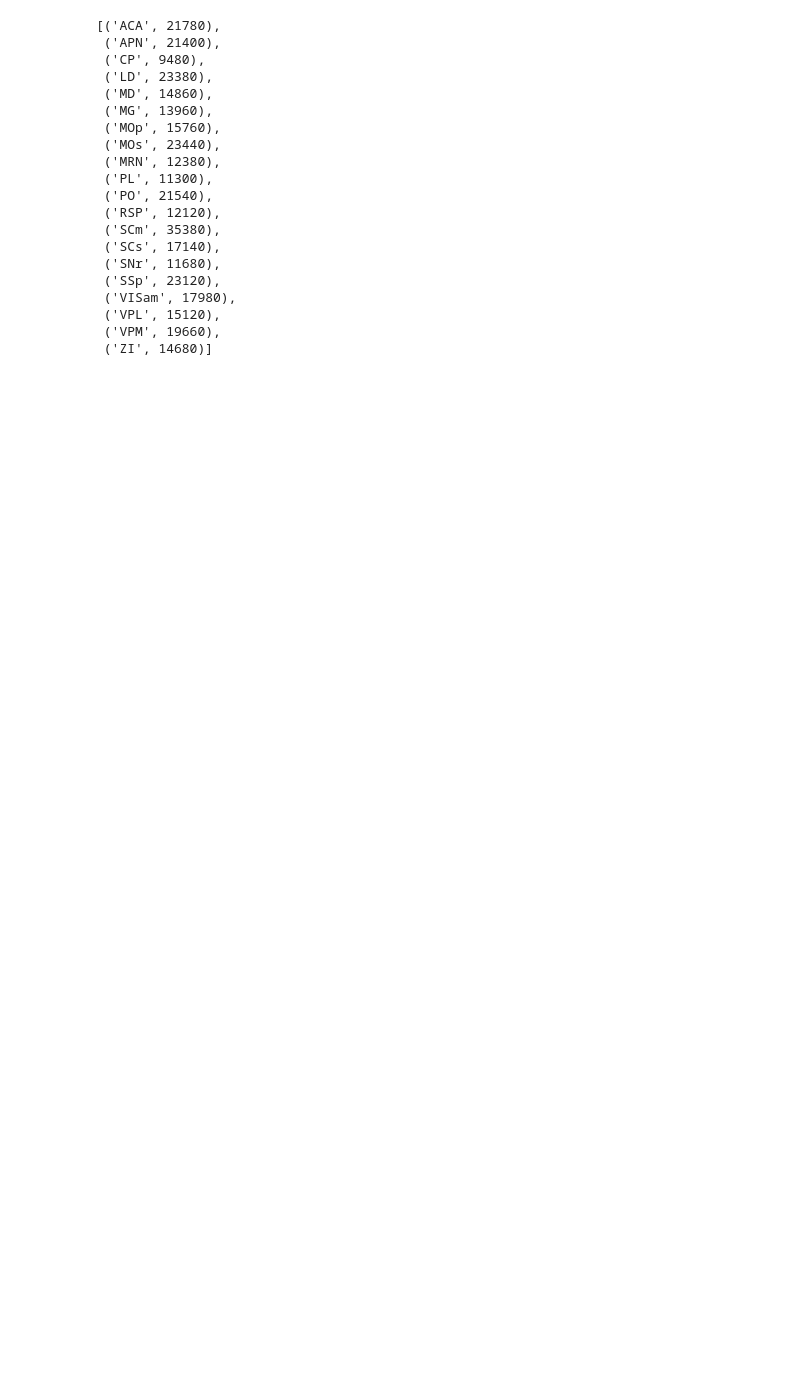
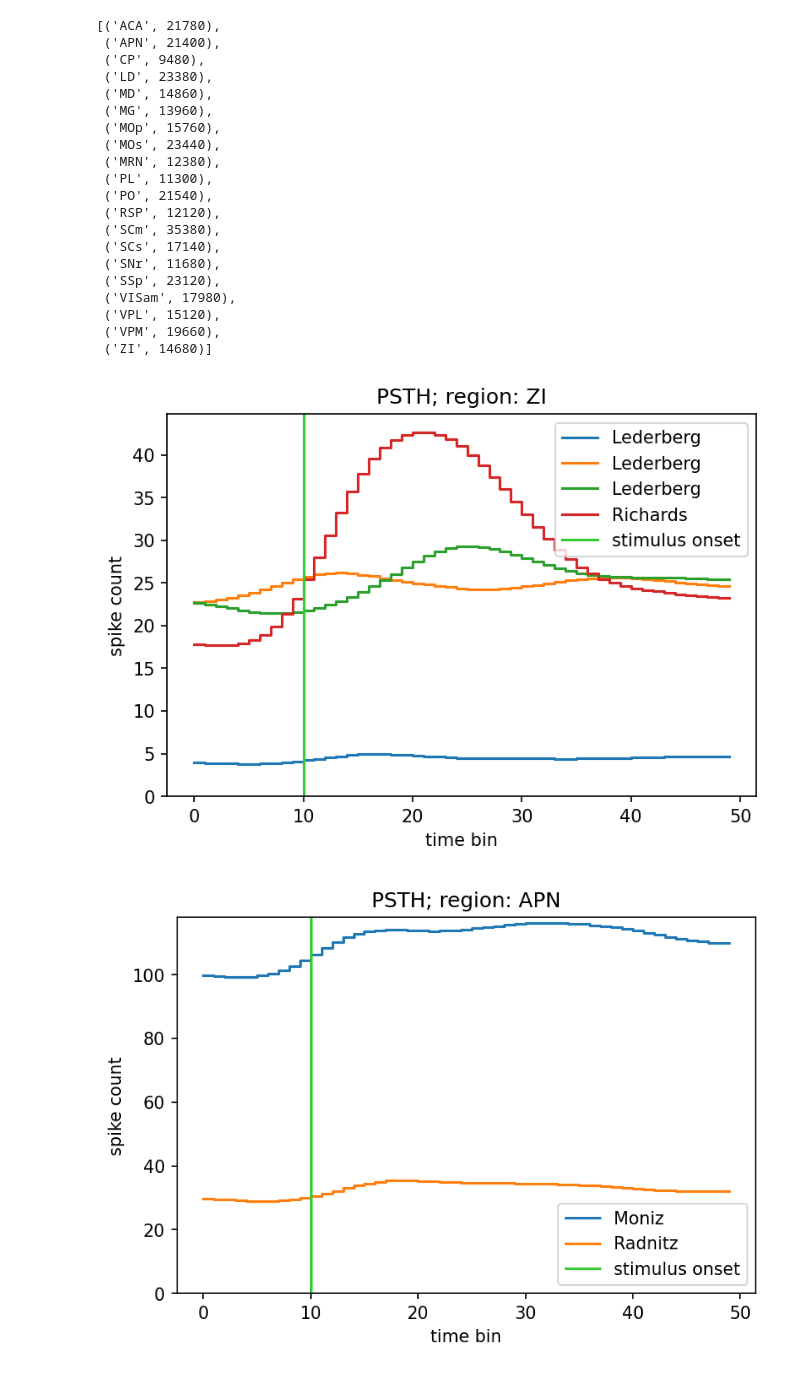
Before and after one commit to gumadeiras/neuromatch-academy, a Jupyter notebook: playground/choice_regions.ipynb, the cells around one changed output. Saved outputs shown, nothing was run; the diff lists cells and outputs as text; code cells hidden in the pictures; blank space fills up the shorter version.

```diff
--- a/playground/choice_regions.ipynb
+++ b/playground/choice_regions.ipynb
@@ -54,3 +56,9 @@ sorted(list(zip(all_rs, neuron_count.sum(0))))
  ('VPL', 15120),
  ('VPM', 19660),
  ('ZI', 14680)]
+# %%
+for region in cr_top10:
+    psth_combined(alldat, region, timebin_size=5)
+# %% [output]
+[figure, added]
+[figure, added]
```
Also changed, not shown: parts of 3 cells of this notebook, 1 other file.
